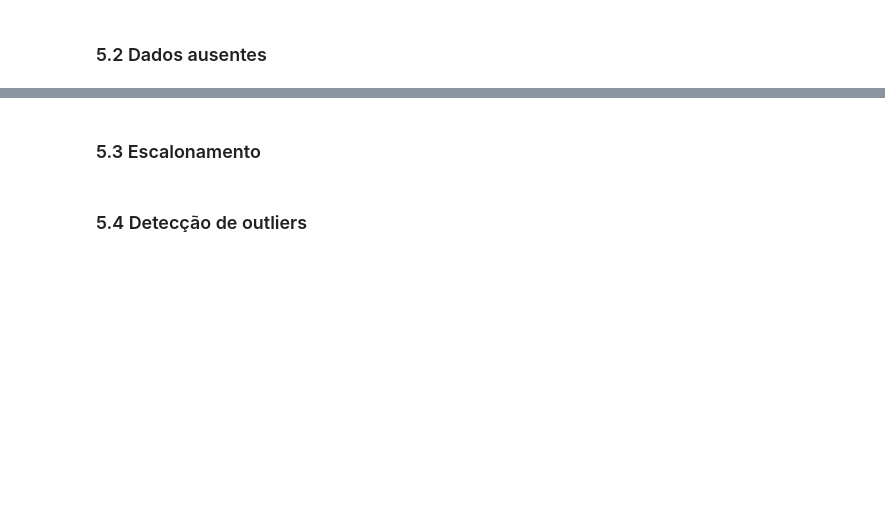
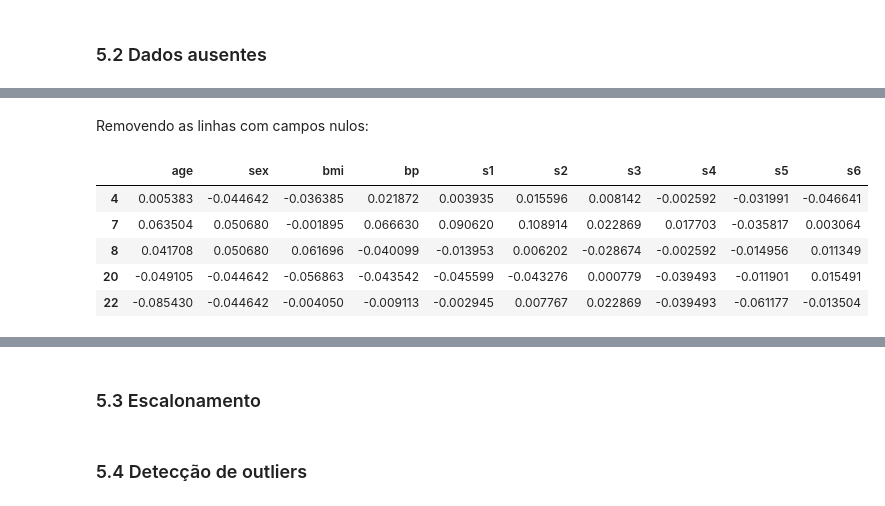
Before and after one commit to brenoslivio/CompVis_ICMC, a Jupyter notebook: Aula_01/Aula_01.ipynb, the cells around one changed output, grey strips where cells are left out. Cells and saved outputs as stored; diff of their text form; code cells hidden in the pictures; blank space fills up the shorter version.

```diff
--- a/Aula_01/Aula_01.ipynb
+++ b/Aula_01/Aula_01.ipynb
@@ -465,0 +630,13 @@ Name: total_bill, dtype: float64
+# %% [markdown]
+Removendo as linhas com campos nulos:
+# %%
+diabetes_X_null.dropna(inplace = True) # inplace garante a mudança diretamente no DataFrame
+
+diabetes_X_null.head()
+# %% [output]
+|  | age | sex | bmi | bp | s1 | s2 | s3 | s4 | s5 | s6 |
+| 4 | 0.005383 | -0.044642 | -0.036385 | 0.021872 | 0.003935 | 0.015596 | 0.008142 | -0.002592 | -0.031991 | -0.046641 |
+| 7 | 0.063504 | 0.050680 | -0.001895 | 0.066630 | 0.090620 | 0.108914 | 0.022869 | 0.017703 | -0.035817 | 0.003064 |
+| 8 | 0.041708 | 0.050680 | 0.061696 | -0.040099 | -0.013953 | 0.006202 | -0.028674 | -0.002592 | -0.014956 | 0.011349 |
+| 20 | -0.049105 | -0.044642 | -0.056863 | -0.043542 | -0.045599 | -0.043276 | 0.000779 | -0.039493 | -0.011901 | 0.015491 |
+| 22 | -0.085430 | -0.044642 | -0.004050 | -0.009113 | -0.002945 | 0.007767 | 0.022869 | -0.039493 | -0.061177 | -0.013504 |
```
Also changed, not shown: parts of 21 cells of this notebook.
